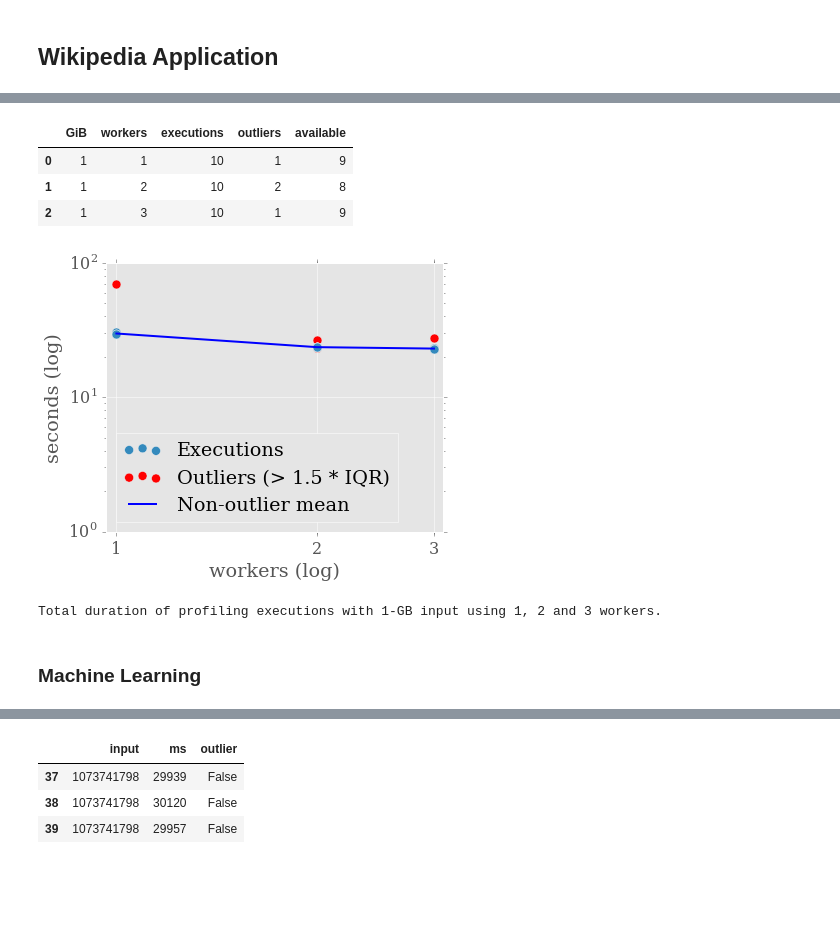
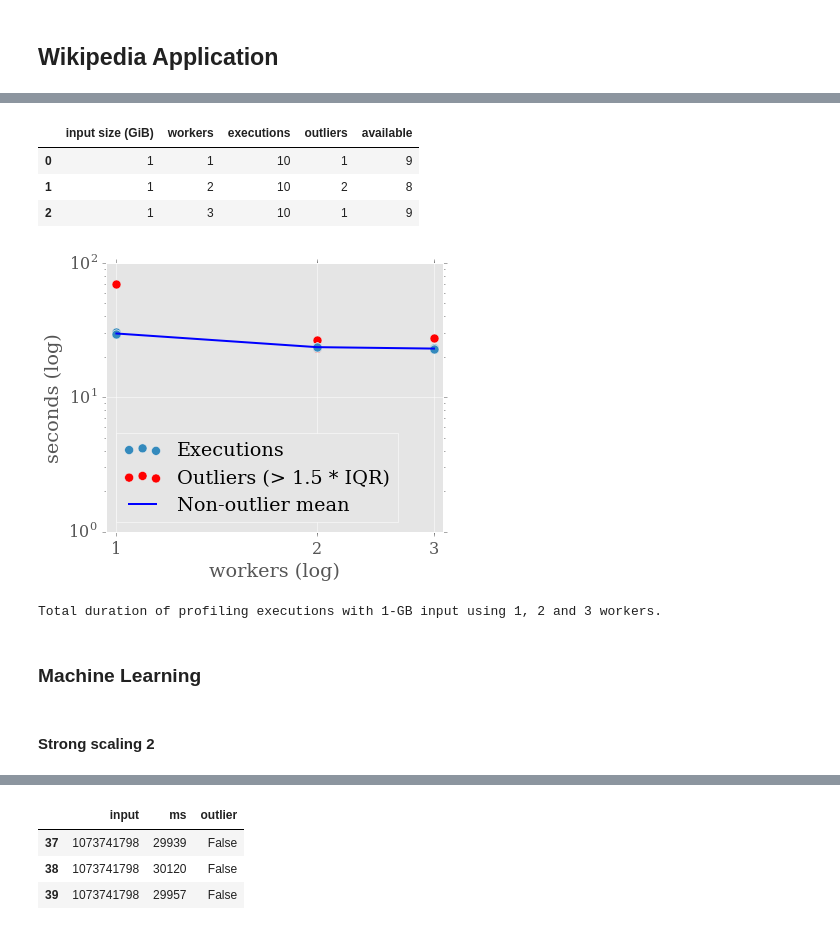
Before and after one commit to cemsbr/phd_notebook, a Jupyter notebook: notebooks/MSPDS 2016.ipynb, the cells around one changed output, grey strips where cells are left out. Saved outputs shown, nothing was run; the diff lists cells and outputs as text; code cells hidden in the pictures; blank space fills up the shorter version.

```diff
--- a/notebooks/MSPDS 2016.ipynb
+++ b/notebooks/MSPDS 2016.ipynb
@@ -1,25 +1,2 @@
 # %% [markdown]
 # Modeling and Simulation of Parallel and Distributed Systems (MSPDS 2016)
-# %%
-import pandas as pd
-pd.options.display.precision = 2
-import numpy as np
-from IPython.display import display
-## Matplotlib configuration
-%matplotlib inline
-import matplotlib
-import matplotlib.pyplot as plt
-matplotlib.style.use('ggplot')  # R style
-matplotlib.rcParams.update({'font.size': 16,
-                            'font.family': 'serif',
-                            'lines.linewidth': 2,
-                            'axes.xmargin': 0.1,
-                            'axes.ymargin': 0.1})
-
-from lib import DataFrameBuilder, Outlier, Humanizer, Plotter
-
-
-plotter = Plotter()
-
-## Conventions
-# Cell variables start with "t_"
@@ -106,12 +88,11 @@ Total duration in one VM with different input sizes.
 # %%
-df = DataFrameBuilder.get_strong_scaling_df(2)
-df['outlier'] = Outlier.is_outlier(df)
-overview = Outlier.get_overview(df)
-display(Humanizer.humanize(overview, size=Humanizer.SIZE_GIB))
-plotter.plot_outliers(df, (0.965, 3.1), (1, 100), figsize=(6, 5), logx=True, logy=True)
-print('Total duration of profiling executions with 1-GB input using 1, 2 and 3 workers.')
+profiling = df_builder.get_strong_scaling_df(2)
+humanizer = Humanizer(size=Humanizer.SIZE_GIB)
+plotter = Plotter((0.965, 3.1), (1, 100), figsize=(6, 5), logx=True, logy=True)
+caption = 'Total duration of profiling executions with 1-GB input using 1, 2 and 3 workers.'
+profiling_ss2 = remove_outliers(profiling, humanizer, plotter, caption)
 # %% [output]
-|  | GiB | workers | executions | outliers | available |
+|  | input size (GiB) | workers | executions | outliers | available |
 | 0 | 1 | 1 | 10 | 1 | 9 |
 | 1 | 1 | 2 | 10 | 2 | 8 |
 | 2 | 1 | 3 | 10 | 1 | 9 |
@@ -119,3 +100,5 @@ print('Total duration of profiling executions with 1-GB input using 1, 2 and 3 w
 Total duration of profiling executions with 1-GB input using 1, 2 and 3 workers.
 # %% [markdown]
 ### Machine Learning
+# %% [markdown]
+#### Strong scaling 2
```
Also changed, not shown: parts of 23 cells of this notebook, 8 other files.
